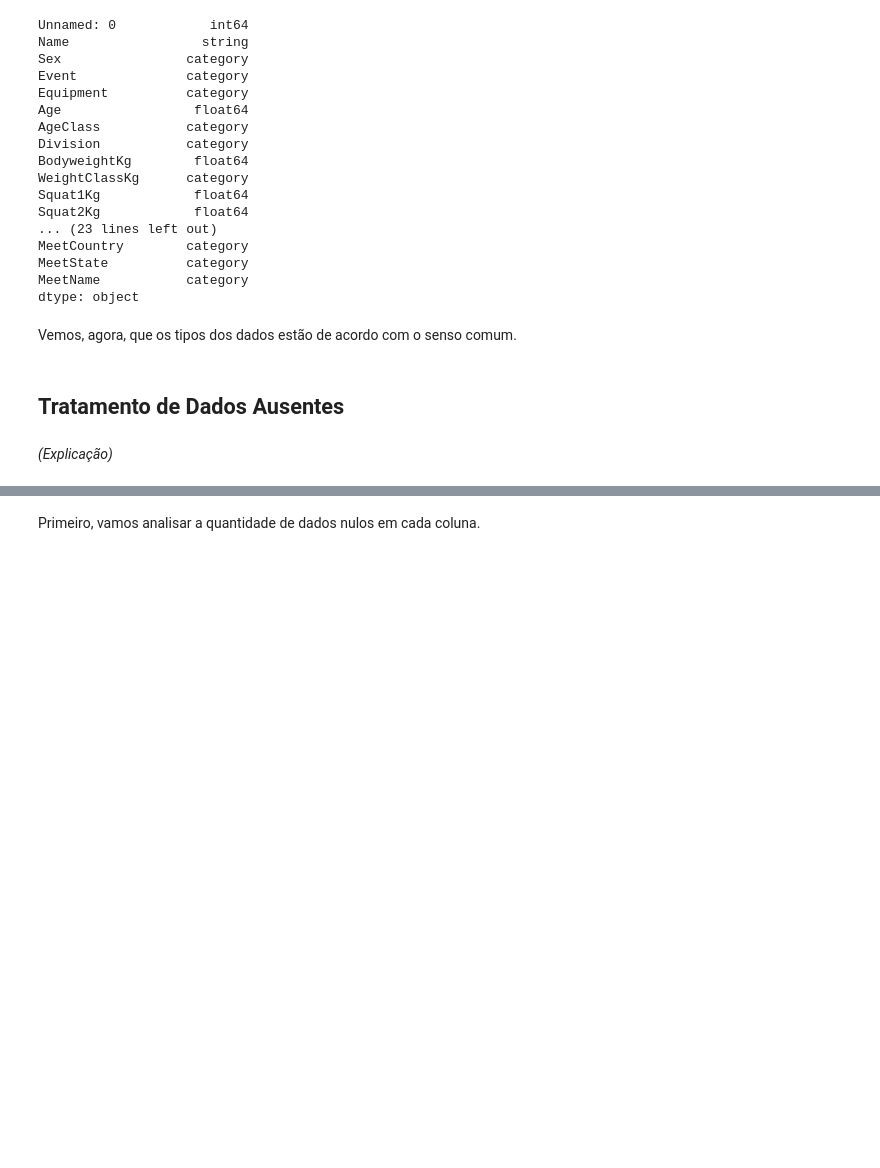
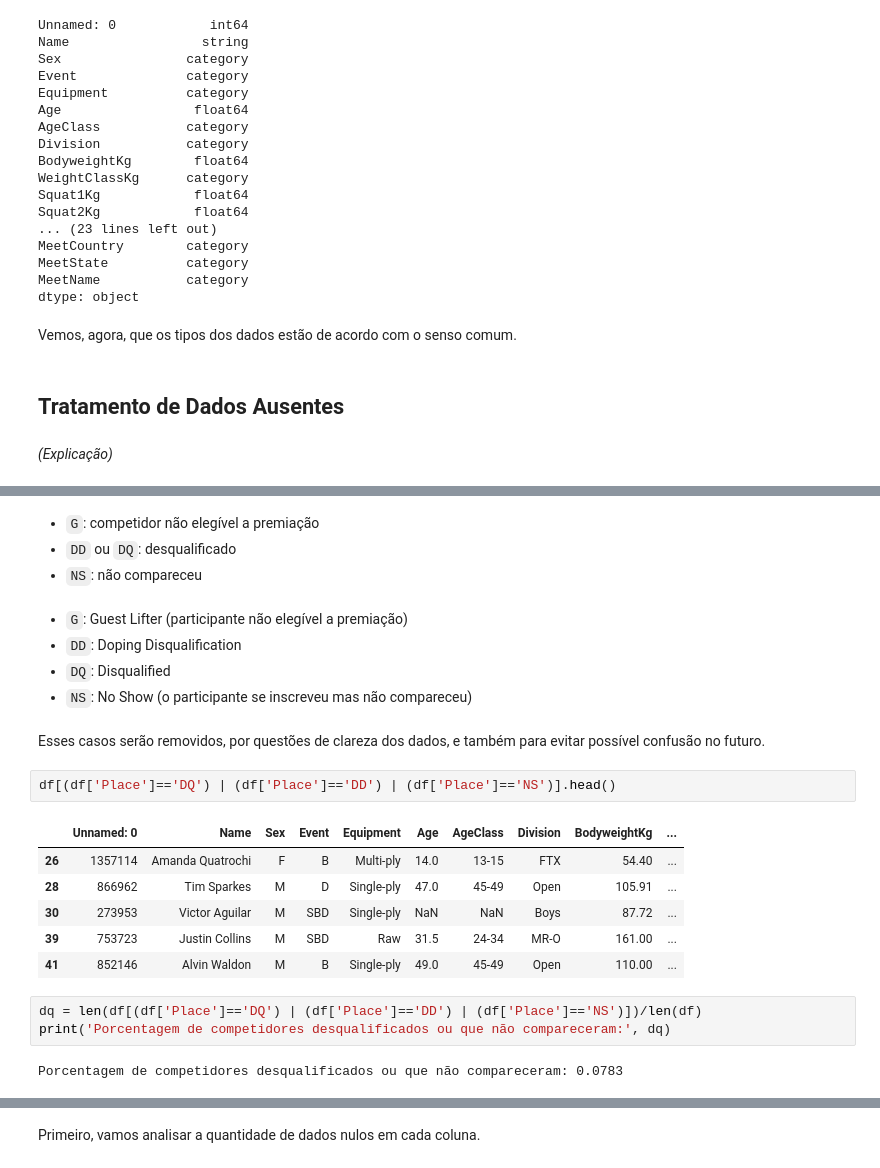
Before and after one commit to RafaelBNN/if697, a Jupyter notebook: ProjetoIF697.ipynb, the cells around one changed output, grey strips where cells are left out. Cells and saved outputs as stored; diff of their text form; blank space fills up the shorter version.

Commit message:
Atualização em "Tratamento". Competidores inválidos removidos

```diff
--- a/ProjetoIF697.ipynb
+++ b/ProjetoIF697.ipynb
@@ -165,0 +188,25 @@ Vemos, agora, que os tipos dos dados estão de acordo com o senso comum.
+# %% [markdown]
+* `G`: competidor não elegível a premiação
+* `DD` ou `DQ`: desqualificado
+* `NS`: não compareceu
+# %% [markdown]
+* `G`: Guest Lifter (participante não elegível a premiação)
+* `DD`: Doping Disqualification
+* `DQ`: Disqualified
+* `NS`: No Show (o participante se inscreveu mas não compareceu)
+# %% [markdown]
+Esses casos serão removidos, por questões de clareza dos dados, e também para evitar possível confusão no futuro.
+# %%
+df[(df['Place']=='DQ') | (df['Place']=='DD') | (df['Place']=='NS')].head()
+# %% [output]
+|  | Unnamed: 0 | Name | Sex | Event | Equipment | Age | AgeClass | Division | BodyweightKg | ... |
+| 26 | 1357114 | Amanda Quatrochi | F | B | Multi-ply | 14.0 | 13-15 | FTX | 54.40 | ... |
+| 28 | 866962 | Tim Sparkes | M | D | Single-ply | 47.0 | 45-49 | Open | 105.91 | ... |
+| 30 | 273953 | Victor Aguilar | M | SBD | Single-ply | NaN | NaN | Boys | 87.72 | ... |
+| 39 | 753723 | Justin Collins | M | SBD | Raw | 31.5 | 24-34 | MR-O | 161.00 | ... |
+| 41 | 852146 | Alvin Waldon | M | B | Single-ply | 49.0 | 45-49 | Open | 110.00 | ... |
+# %%
+dq = len(df[(df['Place']=='DQ') | (df['Place']=='DD') | (df['Place']=='NS')])/len(df)
+print('Porcentagem de competidores desqualificados ou que não compareceram:', dq)
+# %% [output]
+Porcentagem de competidores desqualificados ou que não compareceram: 0.0783
```
Also changed, not shown: parts of 33 cells of this notebook.
